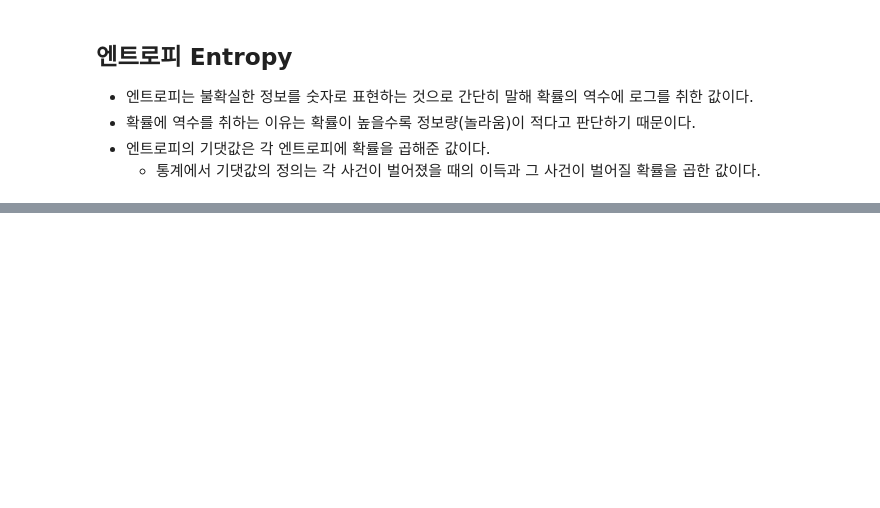
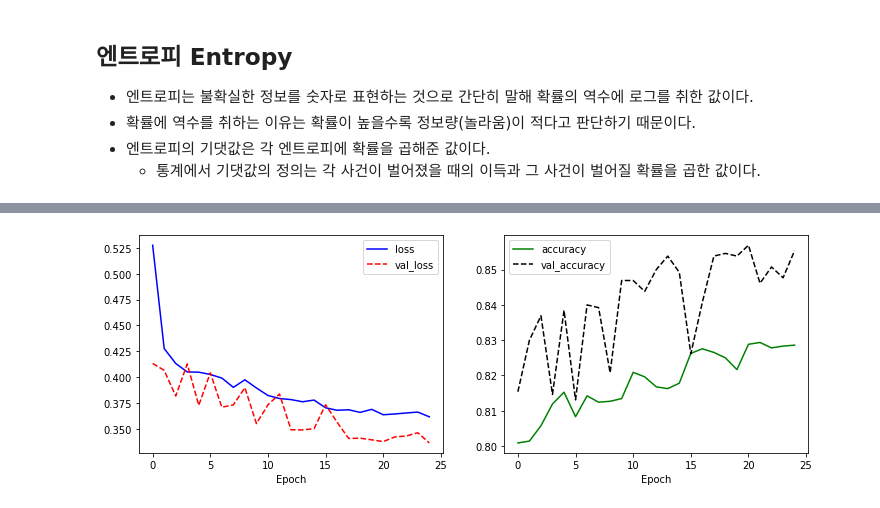
Before and after one commit to wonkwonlee/ai-study-note, a Jupyter notebook: Python-and-Data-Visualization/classification.ipynb, the cells around one changed output, grey strips where cells are left out. Drawn from its saved outputs; the diff is of its cells as text; code cells hidden in the pictures; blank space fills up the shorter version.

```diff
--- a/Python-and-Data-Visualization/classification.ipynb
+++ b/Python-and-Data-Visualization/classification.ipynb
@@ -246,0 +303,25 @@ plt.show()
+# %%
+#데이터 정규화(normalization)및 train, test 데이터 분리
+del wine['quality']
+wine_norm = (wine - wine.min()) / (wine.max() - wine.min())
+wine_shuffle = wine_norm.sample(frac = 1) # 100% if frac = 1
+wine_np = wine_shuffle.to_numpy()
+# %%
+train_idx = int(len(wine_np) * 0.8) #와인 데이터 세트 전체 인덱스 확인
+train_X, train_Y = wine_np[:train_idx, :-1], wine_np[:train_idx, -1] #학습 데이터 X/Y 분할
+test_X, test_Y = wine_np[train_idx:, :-1], wine_np[train_idx:, -1] #테스트 데이터 X/Y 분할
+train_Y = tf.keras.utils.to_categorical(train_Y, num_classes=3) #학습 데이터 원-핫-인코딩
+test_Y = tf.keras.utils.to_categorical(test_Y, num_classes=3) #테스트 데이터 원-핫-인코딩
+
+#와인 데이터셋 다항 분류 모델 생성 및 학습
+model = tf.keras.Sequential([
+                             tf.keras.layers.Dense(units=48, activation='relu', input_shape=(12,)),
+                             tf.keras.layers.Dense(units=24, activation='relu'),
+                             tf.keras.layers.Dense(units=12, activation='relu'),
+                             tf.keras.layers.Dense(units=3, activation='softmax')
+])
+
+model.compile(optimizer=tf.keras.optimizers.Adam(lr=0.003),
+              loss='categorical_crossentropy', metrics=['accuracy'])
+
+history = model.fit(train_X, train_Y, epochs=25, batch_size=32, validation_split=0.25)
@@ -246,0 +346,19 @@ plt.show()
+# %%
+# 다항 분류 모델 학습 결과 시각화
+import matplotlib.pyplot as plt
+plt.figure(figsize=(12, 4))
+
+plt.subplot(1, 2, 1)
+plt.plot(history.history['loss'], 'b-', label='loss')
+plt.plot(history.history['val_loss'], 'r--', label='val_loss')
+plt.xlabel('Epoch')
+plt.legend()
+
+plt.subplot(1, 2, 2)
+plt.plot(history.history['accuracy'], 'g-', label='accuracy')
+plt.plot(history.history['val_accuracy'], 'k--', label='val_accuracy')
+plt.xlabel('Epoch')
+plt.legend()
+plt.show()
+# %% [output]
+[figure, added]
```
Also changed, not shown: parts of 10 cells of this notebook.
